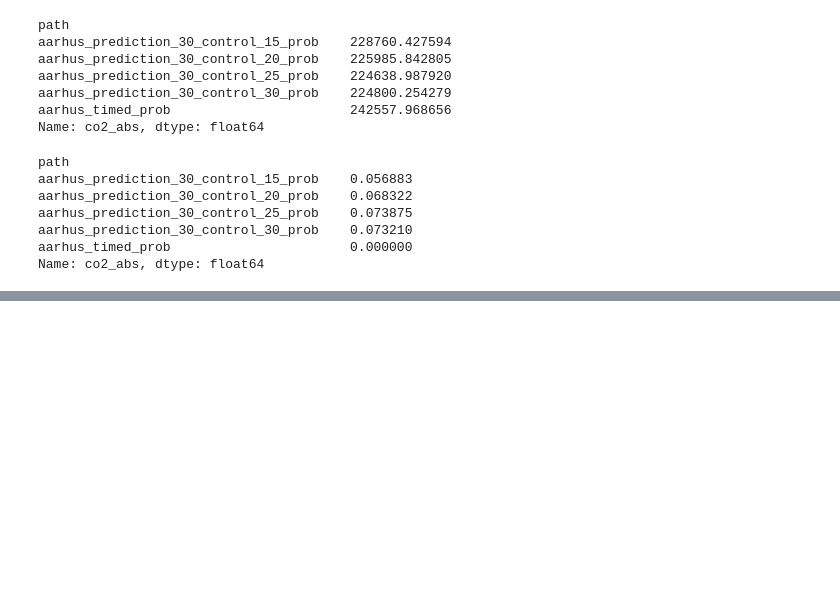
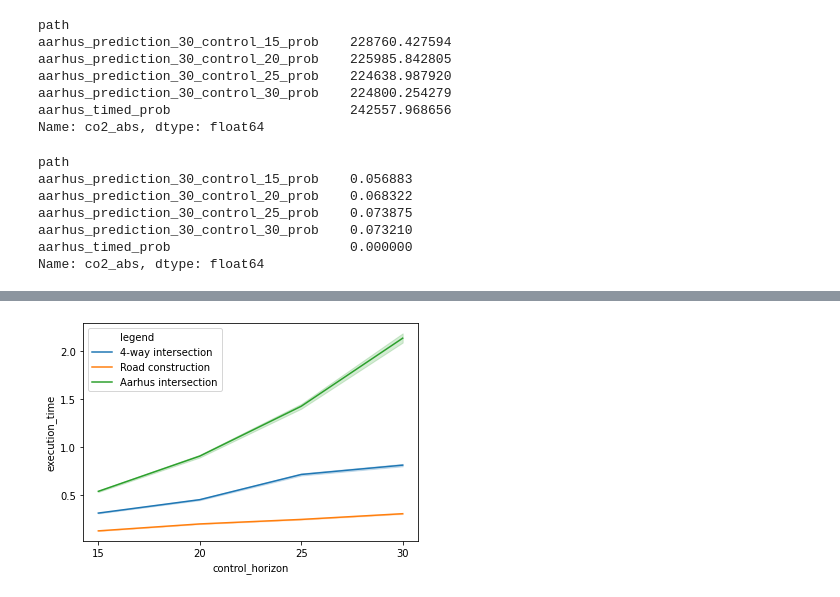
Before and after one commit to Zinoex/siren, a Jupyter notebook: siren/analysis/tripinfo.ipynb, the cells around one changed output, grey strips where cells are left out. Cells and saved outputs as stored; diff of their text form; code cells hidden in the pictures; blank space fills up the shorter version.

```diff
--- a/siren/analysis/tripinfo.ipynb
+++ b/siren/analysis/tripinfo.ipynb
@@ -209,3 +250,13 @@ aarhus_prediction_30_control_25_prob    0.073875
 aarhus_prediction_30_control_30_prob    0.073210
 aarhus_timed_prob                       0.000000
 Name: co2_abs, dtype: float64
+# %%
+def extract_timings(path):
+    timings = pd.read_csv(os.path.join('../data', path, 'timing.csv'), names=['seconds', 'execution_time'])
+    timings['path'] = path
+
+    return timings
+
+experiments_mpc = list(filter(lambda path: 'timed' not in path, experiments))
+timings = pd.concat(map(extract_timings, experiments_mpc), axis=0)
+timings.head()
@@ -211,0 +270,20 @@ Name: co2_abs, dtype: float64
+# %%
+def extract_legend(path):
+    parts = path.split('_')
+
+    name = {
+        'simple': '4-way intersection',
+        'super': 'Road construction',
+        'aarhus': 'Aarhus intersection'
+    }
+
+    return name[parts[0]]
+
+def extract_control_horizon(path):
+    parts = path.split('_')
+    control_horizon = parts[-2]
+
+    return int(control_horizon)
+
+timings['legend'] = timings['path'].map(extract_legend)
+timings['control_horizon'] = timings['path'].map(extract_control_horizon)
@@ -211,0 +299,6 @@ Name: co2_abs, dtype: float64
+# %%
+sns.lineplot('control_horizon', 'execution_time', hue='legend', data=timings)
+plt.xticks(np.arange(15, 31, 5))
+plt.savefig('execution_time.pdf', format='pdf', bbox_inches='tight')
+# %% [output]
+[figure, added]
```
Also changed, not shown: parts of 9 cells of this notebook, 2 other files.
